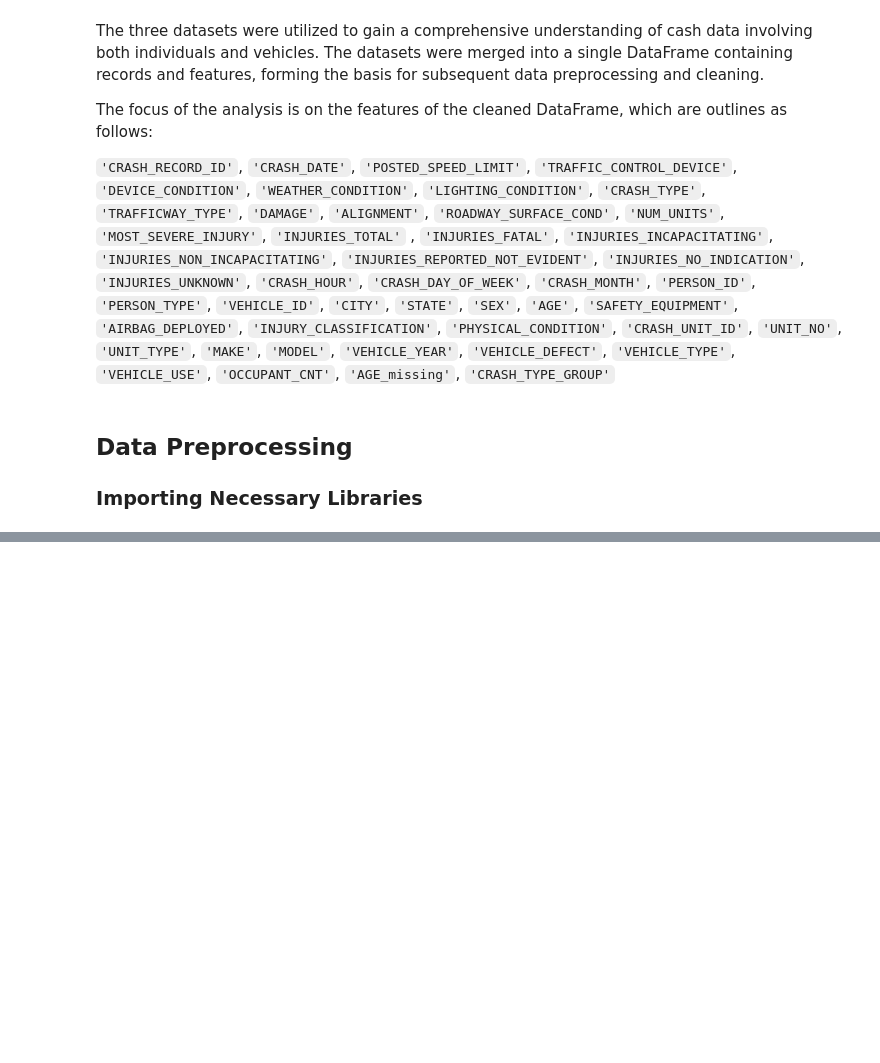
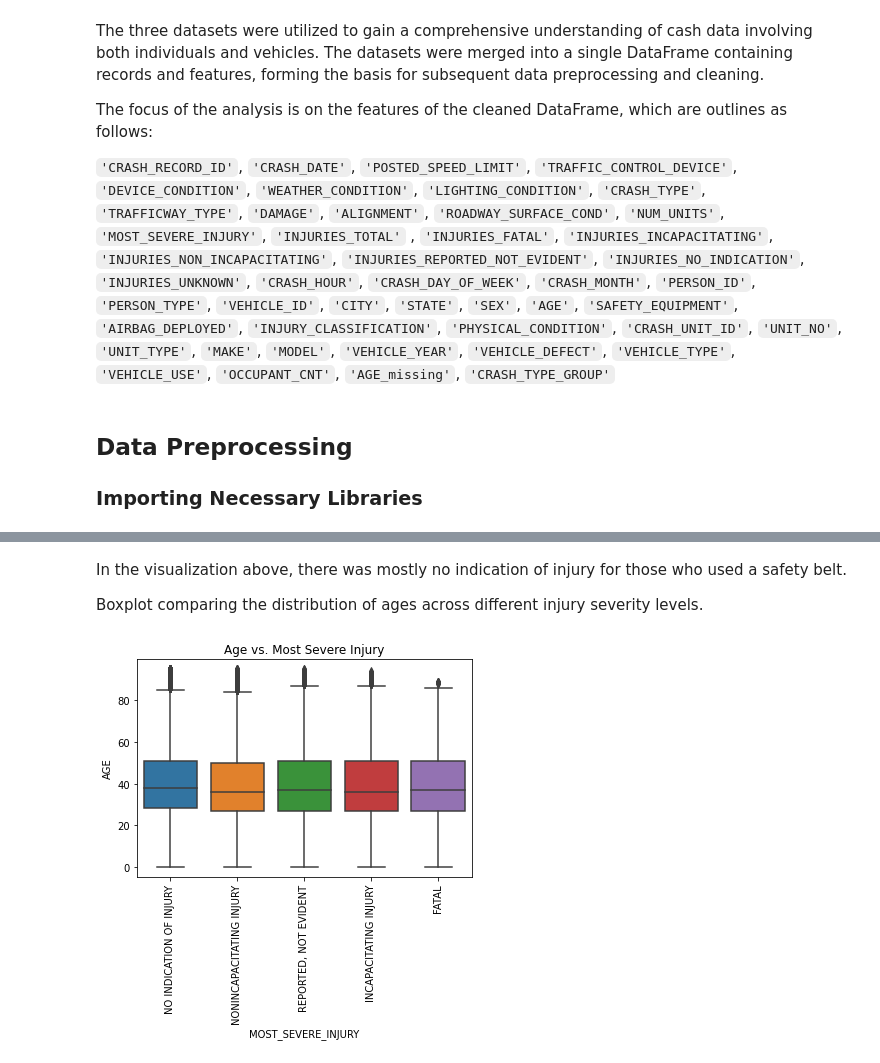
Before and after one commit to billysambasi/Group7_Phase4_Project, a Jupyter notebook: index.ipynb, the cells around one changed output, grey strips where cells are left out. Saved outputs shown, nothing was run; the diff lists cells and outputs as text; code cells hidden in the pictures; blank space fills up the shorter version.

```diff
--- a/index.ipynb
+++ b/index.ipynb
@@ -113,0 +229,12 @@ warnings.filterwarnings("ignore")
+# %% [markdown]
+In the visualization above, there was mostly no indication of injury for those who used a safety belt.
+
+Boxplot comparing the distribution of ages across different injury severity levels.
+# %%
+# Age vs severity of injury
+sns.boxplot(x="MOST_SEVERE_INJURY", y="AGE", data=df_clean)
+plt.title("Age vs. Most Severe Injury")
+plt.xticks(rotation=90)
+plt.show();
+# %% [output]
+[figure, added]
```
Also changed, not shown: parts of 56 cells of this notebook.
